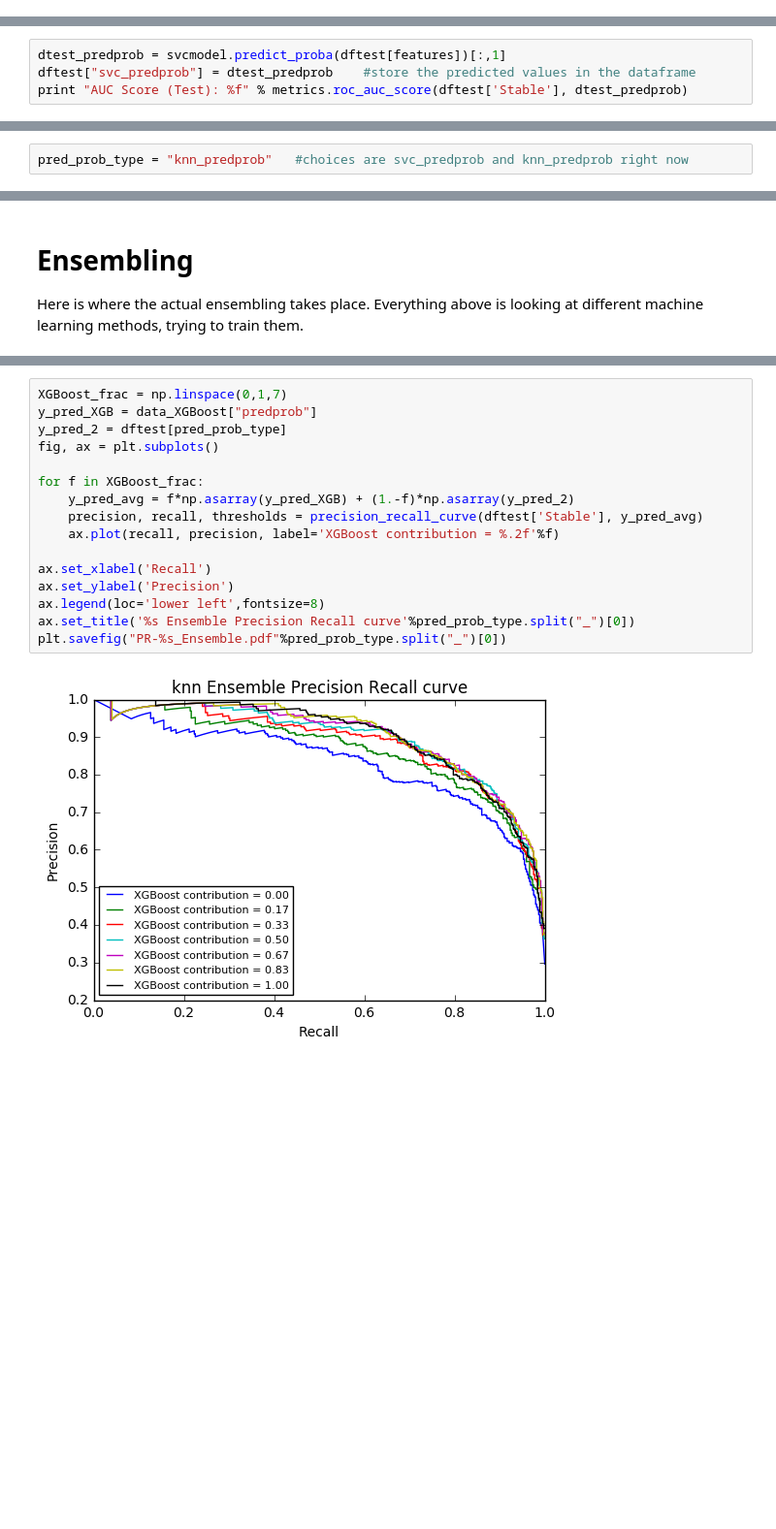
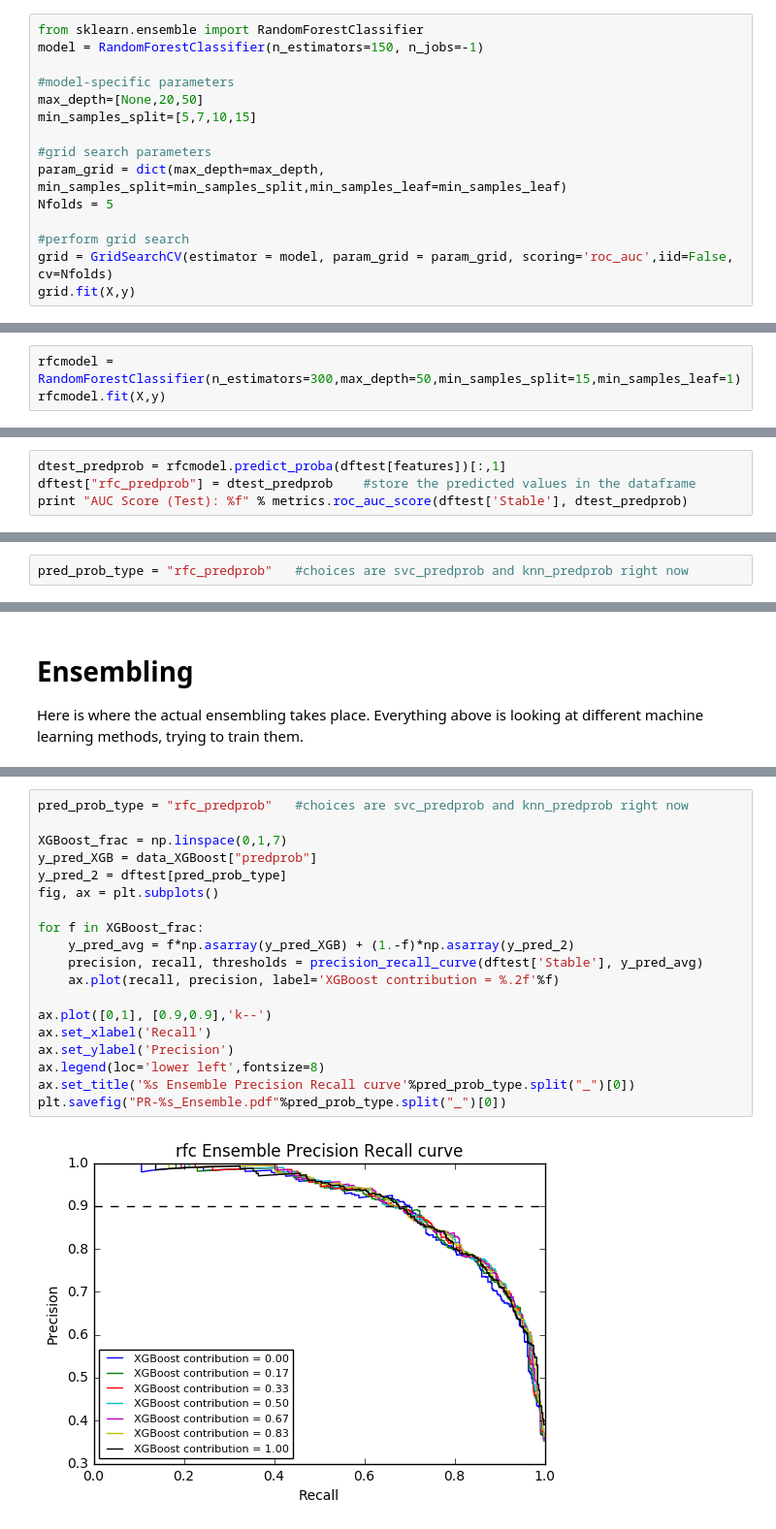
Before and after one commit to silburt/Stability, a Jupyter notebook: Analysis/Ensemble.ipynb, the cells around one changed output, grey strips where cells are left out. Shown: that part at 97% size. Saved outputs shown, nothing was run; the diff lists cells and outputs as text; blank space fills up the shorter version.

```diff
--- a/Analysis/Ensemble.ipynb
+++ b/Analysis/Ensemble.ipynb
@@ -147,0 +159,15 @@ SVC(C=562, cache_size=200, class_weight=None, coef0=0.0,
+# %%
+from sklearn.ensemble import RandomForestClassifier
+model = RandomForestClassifier(n_estimators=150, n_jobs=-1)
+
+#model-specific parameters
+max_depth=[None,20,50]
+min_samples_split=[5,7,10,15]
+
+#grid search parameters
+param_grid = dict(max_depth=max_depth, min_samples_split=min_samples_split,min_samples_leaf=min_samples_leaf)
+Nfolds = 5
+
+#perform grid search
+grid = GridSearchCV(estimator = model, param_grid = param_grid, scoring='roc_auc',iid=False, cv=Nfolds)
+grid.fit(X,y)
@@ -147,0 +189,3 @@ SVC(C=562, cache_size=200, class_weight=None, coef0=0.0,
+# %%
+rfcmodel = RandomForestClassifier(n_estimators=300,max_depth=50,min_samples_split=15,min_samples_leaf=1)
+rfcmodel.fit(X,y)
@@ -148,5 +213,5 @@ SVC(C=562, cache_size=200, class_weight=None, coef0=0.0,
 # %%
-dtest_predprob = svcmodel.predict_proba(dftest[features])[:,1]
-dftest["svc_predprob"] = dtest_predprob    #store the predicted values in the dataframe
+dtest_predprob = rfcmodel.predict_proba(dftest[features])[:,1]
+dftest["rfc_predprob"] = dtest_predprob    #store the predicted values in the dataframe
 print "AUC Score (Test): %f" % metrics.roc_auc_score(dftest['Stable'], dtest_predprob)
 # %% [output]
@@ -155,7 +220,7 @@ AUC Score (Test): 0.932027
 # Plot predicted probabilities from trained models above
 This is a general purpose plotting function to visualize the predictions. Specify the pred_prob_type from one of the methods analyzed above.
 # %%
-pred_prob_type = "knn_predprob"   #choices are svc_predprob and knn_predprob right now
+pred_prob_type = "rfc_predprob"   #choices are svc_predprob and knn_predprob right now
 # %%
 # Histogram:
 y_pred=dftest[pred_prob_type]
@@ -278,18 +329,21 @@ data_XGBoost.head()
 # %%
+pred_prob_type = "rfc_predprob"   #choices are svc_predprob and knn_predprob right now
+
 XGBoost_frac = np.linspace(0,1,7)
 y_pred_XGB = data_XGBoost["predprob"]
 y_pred_2 = dftest[pred_prob_type]
 fig, ax = plt.subplots()
 
 for f in XGBoost_frac:
     y_pred_avg = f*np.asarray(y_pred_XGB) + (1.-f)*np.asarray(y_pred_2)
     precision, recall, thresholds = precision_recall_curve(dftest['Stable'], y_pred_avg)
     ax.plot(recall, precision, label='XGBoost contribution = %.2f'%f)
 
+ax.plot([0,1], [0.9,0.9],'k--')
 ax.set_xlabel('Recall')
 ax.set_ylabel('Precision')
 ax.legend(loc='lower left',fontsize=8)
 ax.set_title('%s Ensemble Precision Recall curve'%pred_prob_type.split("_")[0])
 plt.savefig("PR-%s_Ensemble.pdf"%pred_prob_type.split("_")[0])
 # %% [output]
-[figure, old version]
+[figure, new version]
```
Also changed, not shown: parts of 28 cells of this notebook, 1 other file.
